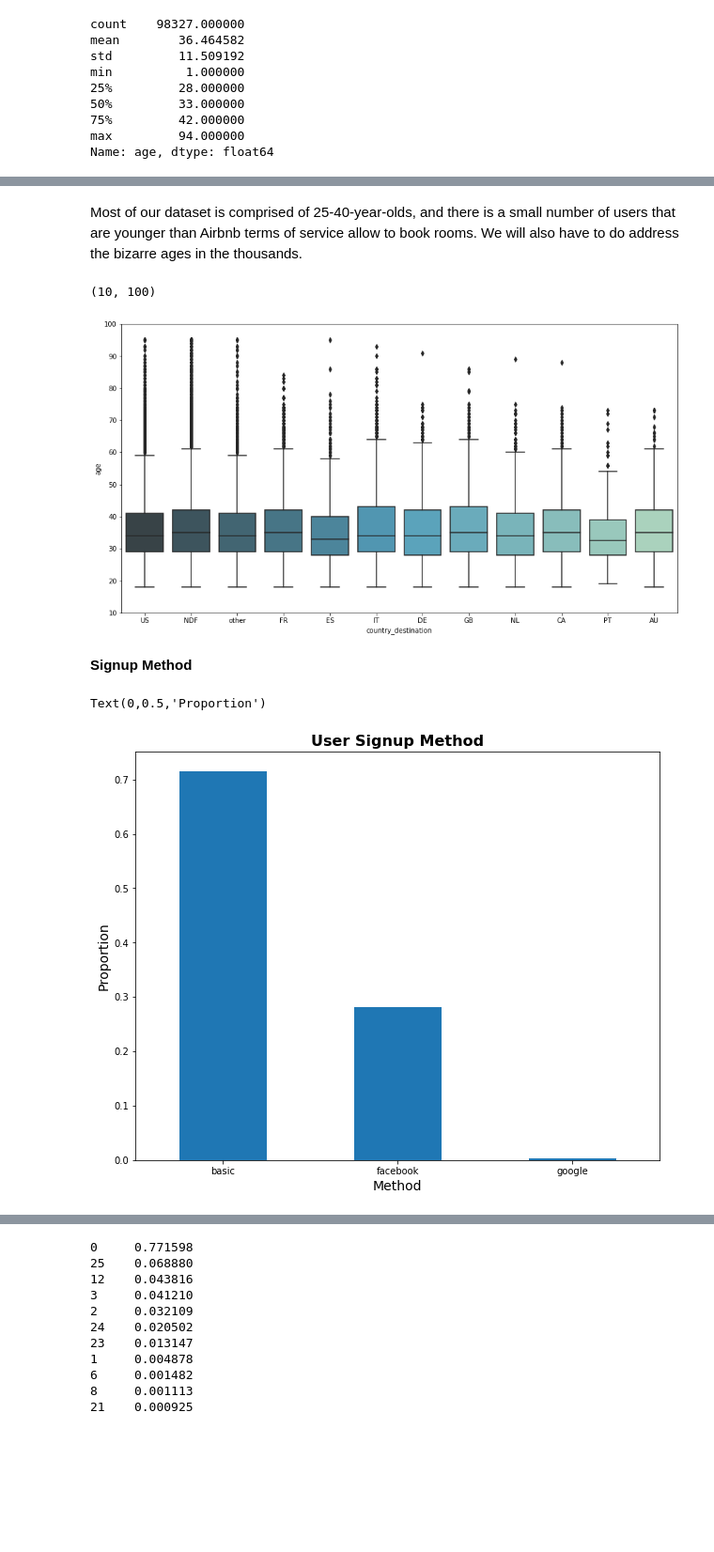
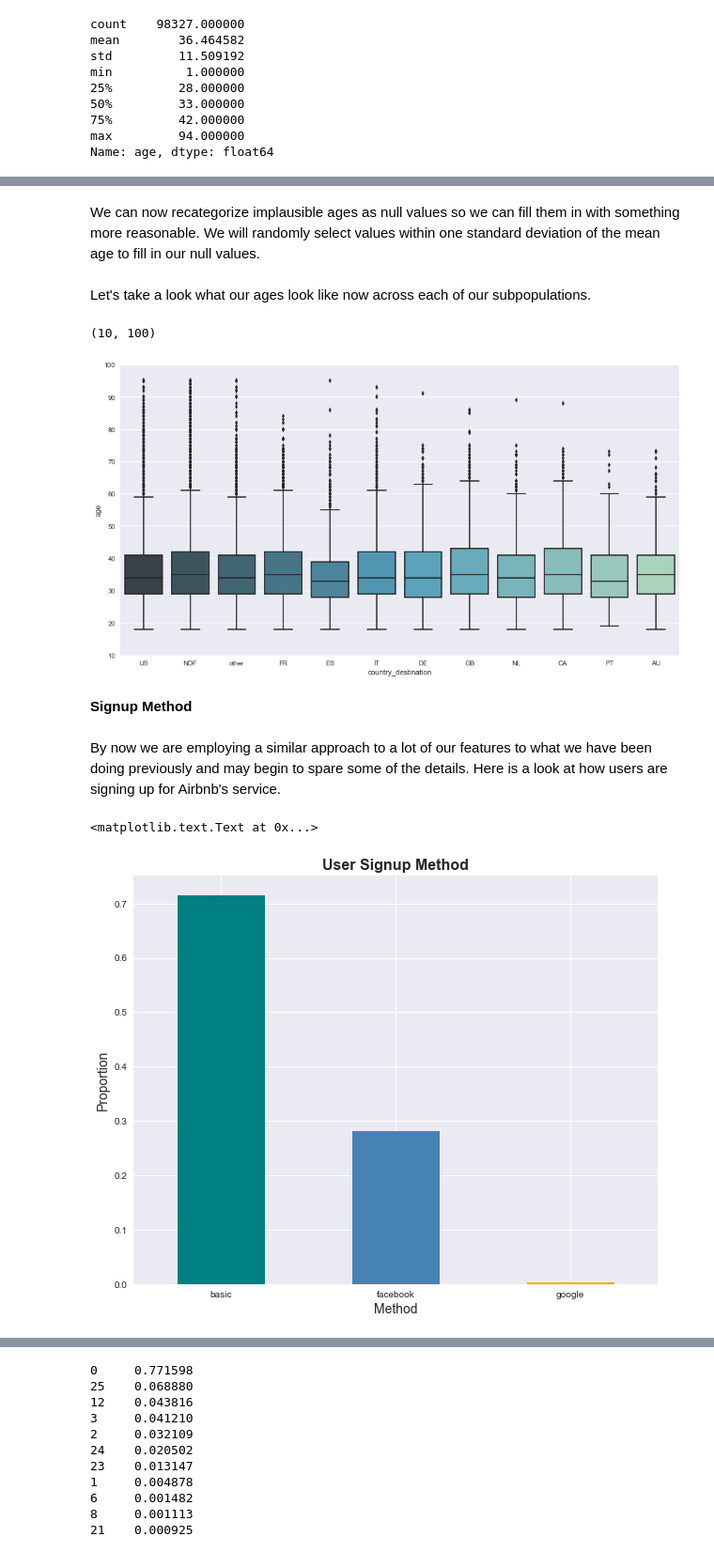
Before and after one commit to broad32/Project, a Jupyter notebook: Project.ipynb, the cells around one changed output, grey strips where cells are left out. Shown at 94% size. Cells and saved outputs as stored; diff of their text form; code cells hidden in the pictures; blank space fills up the shorter version.

```diff
--- a/Project.ipynb
+++ b/Project.ipynb
@@ -73,2 +62,8 @@ NDF stands for No Destination Finalized.  It appears that nearly 60% of the dome
 # %% [markdown]
 **Make Train/Test Split for Binary Classification Model**
+# %%
+#Create variable for whether a user booked at all
+users['Booked?'] = np.where(users['date_first_booking'].isnull(), 0, 1)
+target = users['Booked?']
+target2 = users['country_destination']
+xtrain, xtest, ytrain, ytest = train_test_split(users.copy(), target2, test_size=0.2, random_state=42)
@@ -262,5 +281,5 @@ Name: age, dtype: float64
 # %%
-train_mean_age = xtrain[(xtrain.age<95) & (xtrain.age>18)].age.mean()
+train_mean_age = xtrain[(xtrain.age<95) & (xtrain.age>10)].age.mean()
 sns.distplot(xtrain['age'].apply(lambda x : train_mean_age if x>95 or x < 18 else x).dropna(), color='#16A085')
 plt.xlabel('Age', fontsize=14)
 plt.ylabel('Percent', fontsize=14)
@@ -271,5 +290,5 @@ Text(0.5,1,'Age Distribution')
-# %% [markdown]
-Most of our dataset is comprised of 25-40-year-olds, and there is a small number of users that are younger than Airbnb terms of service allow to book rooms.  We will also have to do address the bizarre ages in the thousands.
+# %% [markdown]
+We can now recategorize implausible ages as null values so we can fill them in with something more reasonable.  We will randomly select values within one standard deviation of the mean age to fill in our null values.
 # %%
 #Change all unusable ages to NaN:
 xtrain.loc[xtrain.age > 95, 'age'] = np.nan
@@ -295,24 +314,28 @@ xtrain['age'] = xtrain['age'].fillna(pd.Series(rand1, xtrain[xtrain.age.isnull()
 xtest['age'] = xtest['age'].fillna(pd.Series(rand2, xtest[xtest.age.isnull()].index))
 test['age'] = test['age'].fillna(pd.Series(rand3, test[test.age.isnull()].index))
 users['age'] = users['age'].fillna(pd.Series(rand4, users[users.age.isnull()].index))
+# %% [markdown]
+Let's take a look what our ages look like now across each of our subpopulations.
 # %%
 fig, ax = plt.subplots(nrows=1, ncols=1,figsize=(15, 8))
 sns.boxplot(x='country_destination', y='age', data=xtrain, palette="GnBu_d", ax =ax)
 ax.set_ylim([10, 100])
 # %% [output]
 (10, 100)
-[figure, old version]
+[figure, new version]
 # %% [markdown]
 **Signup Method**
+# %% [markdown]
+By now we are employing a similar approach to a lot of our features to what we have been doing previously and may begin to spare some of the details.  Here is a look at how users are signing up for Airbnb's service.
 # %%
-xtrain['signup_method'].value_counts(normalize=True, dropna=False).plot(kind='bar')
+xtrain['signup_method'].value_counts(normalize=True, dropna=False).plot(kind='bar',color=['teal','steelblue','orange'])
 plt.title('User Signup Method', fontsize=16,fontweight='bold')
 plt.xlabel('Method', fontsize=14)
 plt.xticks(rotation=0)
 plt.ylabel('Proportion', fontsize=14)
 # %% [output]
-Text(0,0.5,'Proportion')
+<matplotlib.text.Text at 0x...>
-[figure, old version]
+[figure, new version]
 # %%
 keep = ['basic','facebook','google']
 # Prevents columns contained in test set but not in training set from causing issues
```
Also changed, not shown: parts of 50 cells of this notebook.
